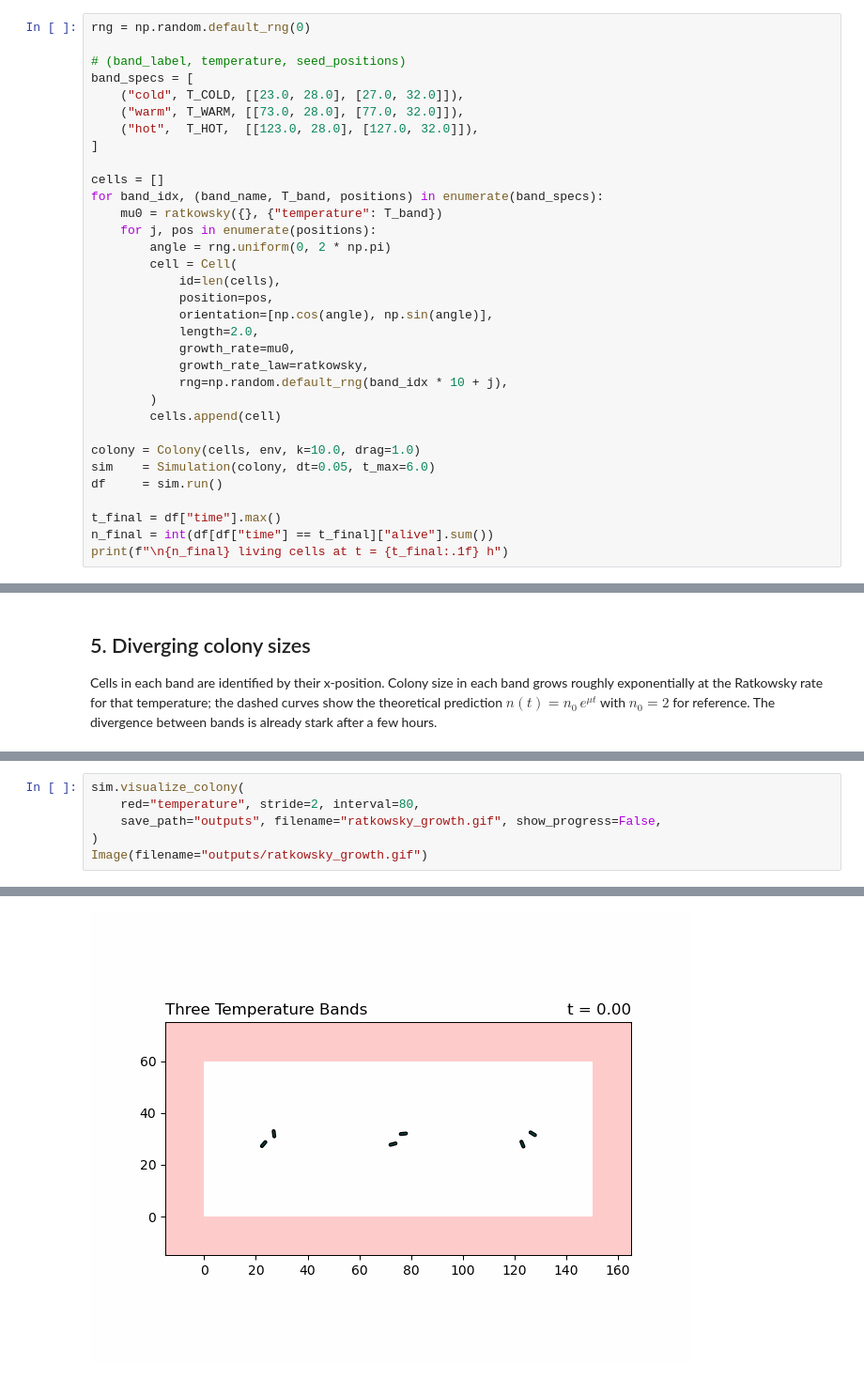
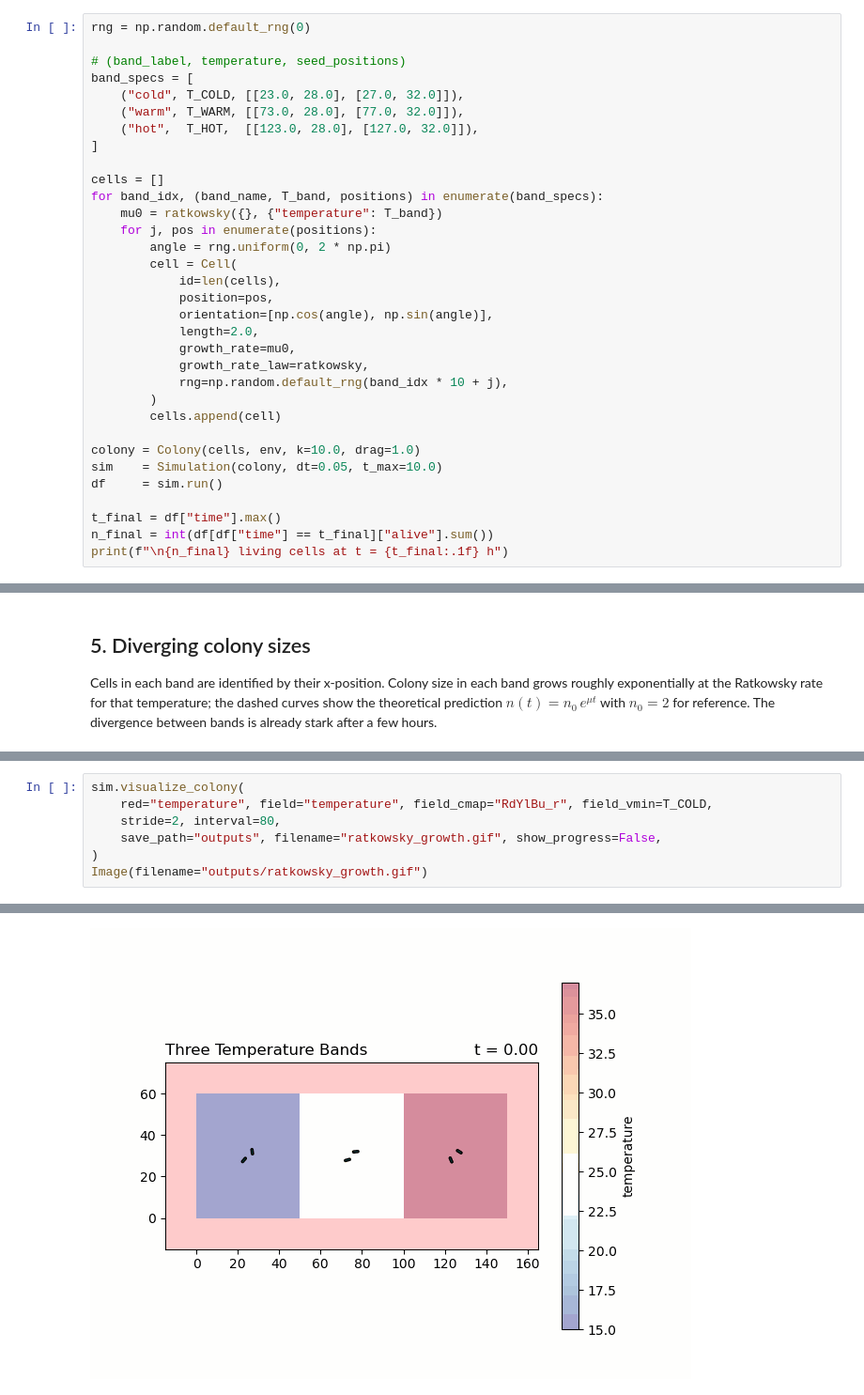
Before and after one commit to Paytonco/multicellular, a Jupyter notebook: examples/ratkowsky_temperature_demo.ipynb, the cells around one changed output, grey strips where cells are left out. Shown at 94% size. Saved outputs shown, nothing was run; the diff lists cells and outputs as text.

Commit message:
field visualization

```diff
--- a/examples/ratkowsky_temperature_demo.ipynb
+++ b/examples/ratkowsky_temperature_demo.ipynb
@@ -199,7 +199,7 @@ for band_idx, (band_name, T_band, positions) in enumerate(band_specs):
         cells.append(cell)
 
 colony = Colony(cells, env, k=10.0, drag=1.0)
-sim    = Simulation(colony, dt=0.05, t_max=6.0)
+sim    = Simulation(colony, dt=0.05, t_max=10.0)
 df     = sim.run()
 
 t_final = df["time"].max()
@@ -276,6 +280,7 @@ barely doubles over the same interval.
 # %%
 sim.visualize_colony(
-    red="temperature", stride=2, interval=80,
+    red="temperature", field="temperature", field_cmap="RdYlBu_r", field_vmin=T_COLD,
+    stride=2, interval=80,
     save_path="outputs", filename="ratkowsky_growth.gif", show_progress=False,
 )
 Image(filename="outputs/ratkowsky_growth.gif")
@@ -284 +289 @@ Image(filename="outputs/ratkowsky_growth.gif")
-[figure, old version]
+[figure, new version]
```
Also changed, not shown: parts of 4 cells of this notebook, 5 other files.
